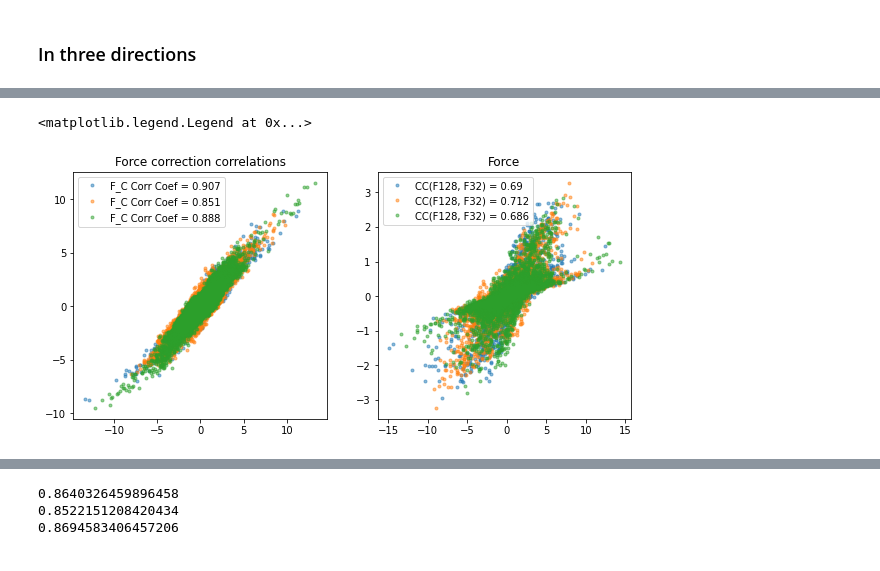
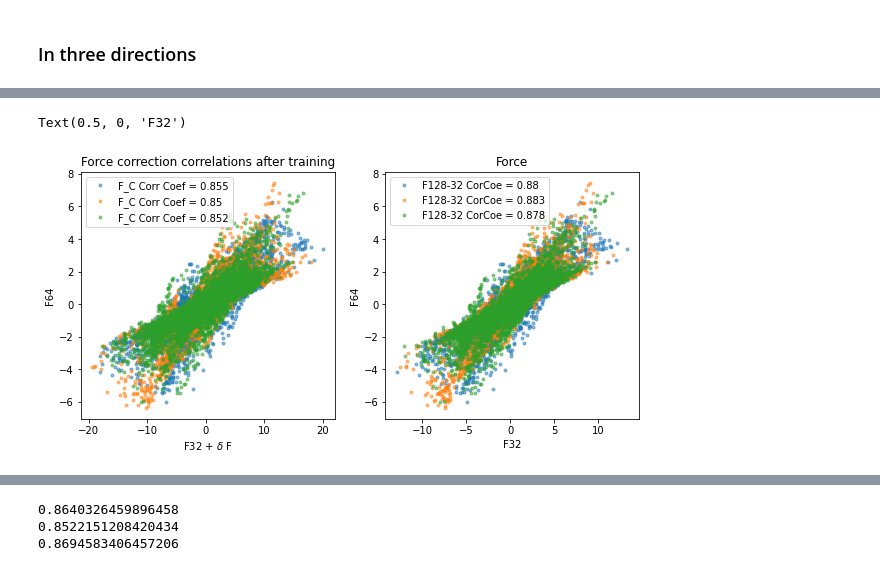
Before and after one commit to SumeetChougule/PM-HR, a Jupyter notebook: notebooks/Force_correction.ipynb, the cells around one changed output, grey strips where cells are left out. Saved outputs shown, nothing was run; the diff lists cells and outputs as text; code cells hidden in the pictures.

```diff
--- a/notebooks/Force_correction.ipynb
+++ b/notebooks/Force_correction.ipynb
@@ -330,27 +344,31 @@ TensorShape([32768, 3])
 ### GradientTape
 # %%
 # Optimizer
-optimizer = tf.keras.optimizers.SGD(1e-2)
+optimizer = tf.keras.optimizers.SGD(1e-3)
 # Loss Fn
 loss_fn = losses.MeanSquaredError()
-#batch_size = 1
+batch_size = 3
 
 #Training dataset
 
 x_train, y_train = in_wm, y
+
+train_dataset = tf.data.Dataset.from_tensor_slices((x_train, y_train))
+train_dataset = train_dataset.shuffle(buffer_size=1024).batch(batch_size)
 # %%
-epochs   = 5000
+epochs   = 10
 loss     = []
 
 for epoch in range(epochs):
   #print("\nStart of epoch %d" % (epoch,))
+   for step, (x_batch_train, y_batch_train) in enumerate(train_dataset):
 
 
-  with tf.GradientTape() as tape:
-    pred = model(x_train, training=True)
+    with tf.GradientTape() as tape:
+        pred = model(x_batch_train, training=True)
 
-    loss_value = loss_fn(y_train, pred)
-    loss.append(loss_value)
+        loss_value = loss_fn(y_batch_train, pred)
+        loss.append(loss_value)
 
-  grads = tape.gradient(loss_value, model.trainable_weights)
-  optimizer.apply_gradients(zip(grads, model.trainable_weights))
+    grads = tape.gradient(loss_value, model.trainable_weights)
+    optimizer.apply_gradients(zip(grads, model.trainable_weights))
@@ -383,7 +403,7 @@ def train_and_checkpoint(epochs, model, manager):
   #print("\nStart of epoch %d" % (epoch,))
 
     with tf.GradientTape() as tape:
-      pred = model(x_train, training=True)
+      pred = model(x_batch_train, training=True)
 
       loss_value = loss_fn(y_train, pred)
       loss.append(loss_value)
@@ -497,21 +517,27 @@ Min loss is 1.508057951927185
+# %%
+F_prop = model(in_wm)
+f_c = f+ F_prop
 # %%
-
 plt.figure(figsize=(10, 10))
 
 plt.subplot(2,2, 1)
 for d in range(3):
-    plt.plot(y[::, d], F_prop[::, d], '.', alpha=0.5,label=f'F_C Corr Coef = {np.round(np.corrcoef(y[:, d], F_prop[:, d])[0,1],3)}')
+    plt.plot(f_c[::, d], fb[::, d], '.', alpha=0.5,label=f'F_C Corr Coef = {np.round(np.corrcoef(f_c[:, d], fb[:, d])[0,1],3)}')
 
-plt.title('Force correction correlations')
+plt.title('Force correction correlations after training')
 plt.legend()
+plt.ylabel('F64')
+plt.xlabel('F32 + $\delta$ F')
 
 
 plt.subplot(2,2, 2)
 for d in range(3):
-    plt.plot(f[::, d], fb[::, d], '.', alpha=0.5, label=f'CC(F128, F32) = {np.round(np.corrcoef(f[:, d], fb[:, d])[0,1],3)}' )
+    plt.plot(f[::, d], fb[::, d], '.', alpha=0.5, label=f'F128-32 CorCoe = {np.round(np.corrcoef(f[:, d], fb[:, d])[0,1],3)}' )
 
 plt.title('Force')
 plt.legend()
+plt.ylabel('F64')
+plt.xlabel('F32')
 # %% [output]
-<matplotlib.legend.Legend at 0x...>
+Text(0.5, 0, 'F32')
-[figure, old version]
+[figure, new version]
```
Also changed, not shown: parts of 28 cells of this notebook.
